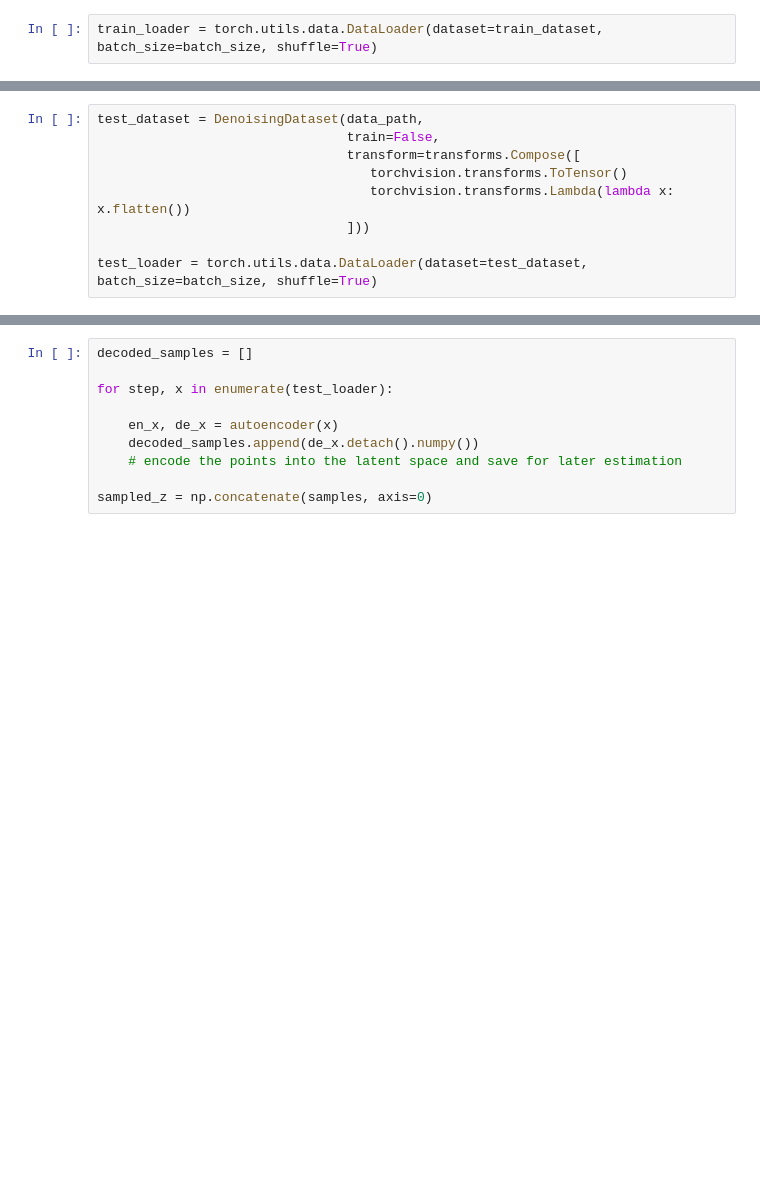
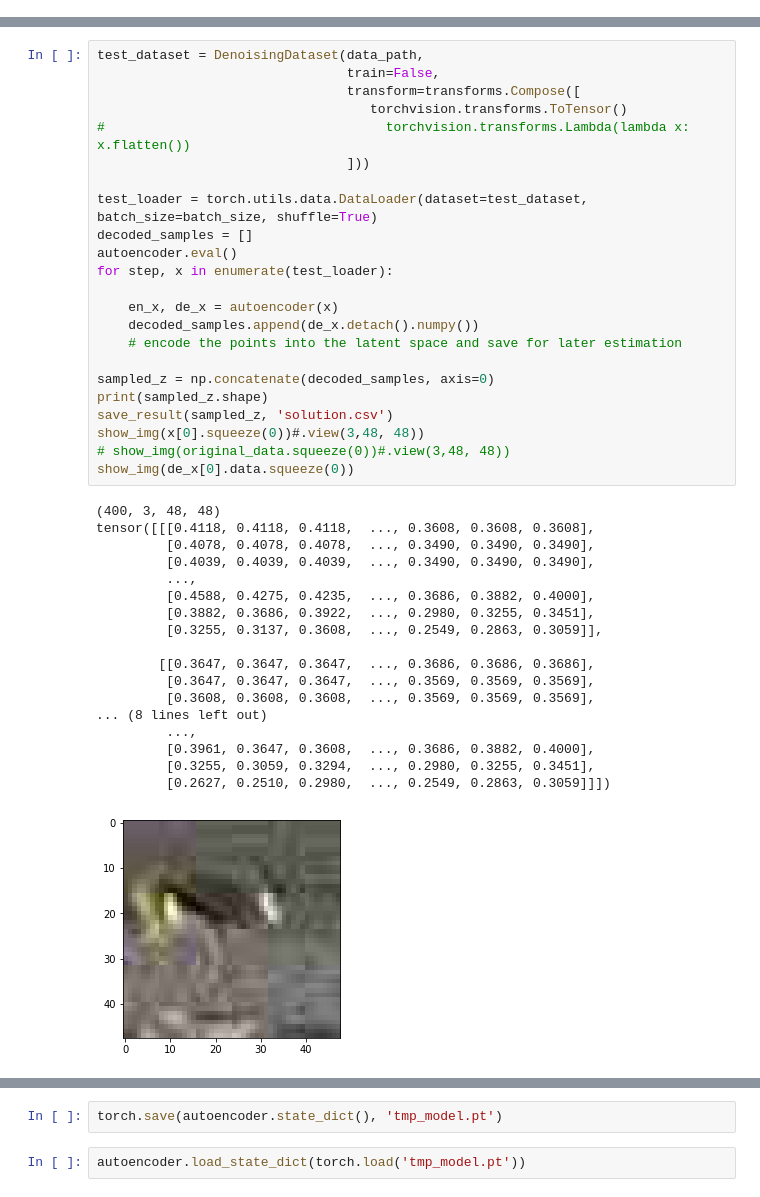
Before and after one commit to M1F1/nn2019, a Jupyter notebook: 3_kaggle_denoising/main.ipynb, the cells around one changed output, grey strips where cells are left out. Drawn from its saved outputs; the diff is of its cells as text; blank space fills up the shorter version.

```diff
--- a/3_kaggle_denoising/main.ipynb
+++ b/3_kaggle_denoising/main.ipynb
@@ -166,2 +124,0 @@ batch_size = 32
-# %%
-train_loader = torch.utils.data.DataLoader(dataset=train_dataset, batch_size=batch_size, shuffle=True)
@@ -257,9 +334,42 @@ Epoch:  5 | train loss: 0.0621
 # %%
 test_dataset = DenoisingDataset(data_path,
                                 train=False,
                                 transform=transforms.Compose([
                                    torchvision.transforms.ToTensor()
-                                   torchvision.transforms.Lambda(lambda x: x.flatten())
+#                                    torchvision.transforms.Lambda(lambda x: x.flatten())
                                 ]))
 
 test_loader = torch.utils.data.DataLoader(dataset=test_dataset, batch_size=batch_size, shuffle=True)
+decoded_samples = []
+autoencoder.eval()
+for step, x in enumerate(test_loader):
+
+    en_x, de_x = autoencoder(x)
+    decoded_samples.append(de_x.detach().numpy())
+    # encode the points into the latent space and save for later estimation
+
+sampled_z = np.concatenate(decoded_samples, axis=0)
+print(sampled_z.shape)
+save_result(sampled_z, 'solution.csv')
+show_img(x[0].squeeze(0))#.view(3,48, 48))
+# show_img(original_data.squeeze(0))#.view(3,48, 48))
+show_img(de_x[0].data.squeeze(0))
+# %% [output]
+(400, 3, 48, 48)
+tensor([[[0.4118, 0.4118, 0.4118,  ..., 0.3608, 0.3608, 0.3608],
+         [0.4078, 0.4078, 0.4078,  ..., 0.3490, 0.3490, 0.3490],
+         [0.4039, 0.4039, 0.4039,  ..., 0.3490, 0.3490, 0.3490],
+         ...,
+         [0.4588, 0.4275, 0.4235,  ..., 0.3686, 0.3882, 0.4000],
+         [0.3882, 0.3686, 0.3922,  ..., 0.2980, 0.3255, 0.3451],
+         [0.3255, 0.3137, 0.3608,  ..., 0.2549, 0.2863, 0.3059]],
+
+        [[0.3647, 0.3647, 0.3647,  ..., 0.3686, 0.3686, 0.3686],
+         [0.3647, 0.3647, 0.3647,  ..., 0.3569, 0.3569, 0.3569],
+         [0.3608, 0.3608, 0.3608,  ..., 0.3569, 0.3569, 0.3569],
+... (8 lines left out)
+         ...,
+         [0.3961, 0.3647, 0.3608,  ..., 0.3686, 0.3882, 0.4000],
+         [0.3255, 0.3059, 0.3294,  ..., 0.2980, 0.3255, 0.3451],
+         [0.2627, 0.2510, 0.2980,  ..., 0.2549, 0.2863, 0.3059]]])
+[figure, added]
@@ -266,10 +394,4 @@ test_loader = torch.utils.data.DataLoader(dataset=test_dataset, batch_size=batch
-# %%
-decoded_samples = []
-
-for step, x in enumerate(test_loader):
-
-    en_x, de_x = autoencoder(x)
-    decoded_samples.append(de_x.detach().numpy())
-    # encode the points into the latent space and save for later estimation
-
-sampled_z = np.concatenate(samples, axis=0)
+# %%
+torch.save(autoencoder.state_dict(), 'tmp_model.pt')
+# %%
+autoencoder.load_state_dict(torch.load('tmp_model.pt'))
```
Also changed, not shown: parts of 19 cells of this notebook, 2 other files.
